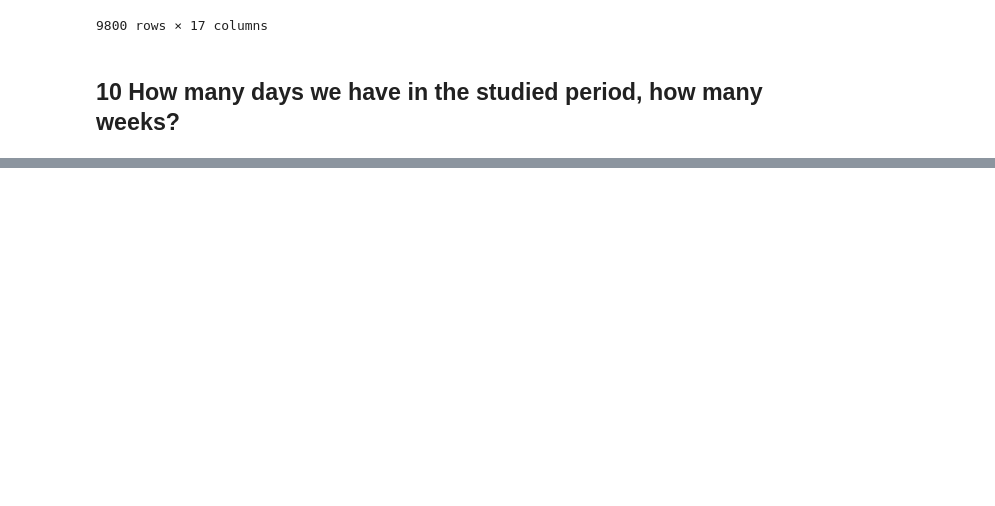
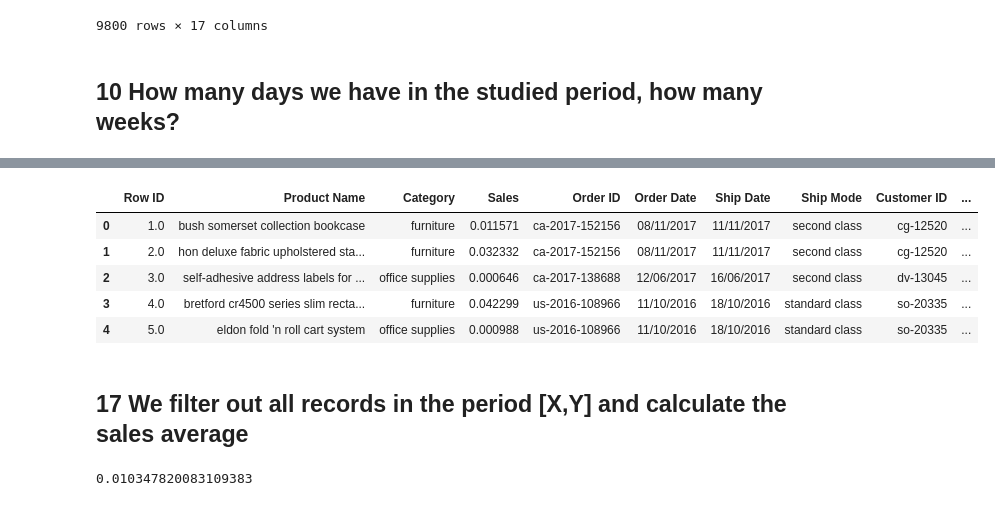
Before and after one commit to chechna9/data_science_fundamentals, a Jupyter notebook: pandas_exercices.ipynb, the cells around one changed output, grey strips where cells are left out. Cells and saved outputs as stored; diff of their text form; code cells hidden in the pictures; blank space fills up the shorter version.

```diff
--- a/pandas_exercices.ipynb
+++ b/pandas_exercices.ipynb
@@ -250,0 +282,20 @@ print(ship_modes)
+# %%
+data.head()
+#no info
+# %% [output]
+|  | Row ID | Product Name | Category | Sales | Order ID | Order Date | Ship Date | Ship Mode | Customer ID | ... |
+| 0 | 1.0 | bush somerset collection bookcase | furniture | 0.011571 | ca-2017-152156 | 08/11/2017 | 11/11/2017 | second class | cg-12520 | ... |
+| 1 | 2.0 | hon deluxe fabric upholstered sta... | furniture | 0.032332 | ca-2017-152156 | 08/11/2017 | 11/11/2017 | second class | cg-12520 | ... |
+| 2 | 3.0 | self-adhesive address labels for ... | office supplies | 0.000646 | ca-2017-138688 | 12/06/2017 | 16/06/2017 | second class | dv-13045 | ... |
+| 3 | 4.0 | bretford cr4500 series slim recta... | furniture | 0.042299 | us-2016-108966 | 11/10/2016 | 18/10/2016 | standard class | so-20335 | ... |
+| 4 | 5.0 | eldon fold 'n roll cart system | office supplies | 0.000988 | us-2016-108966 | 11/10/2016 | 18/10/2016 | standard class | so-20335 | ... |
+# %% [markdown]
+## 17 We filter out all records in the period [X,Y] and calculate the sales average
+# %%
+X='10-10-2016'
+Y='10-10-2017'
+sales_average=data.loc[(pd.to_datetime( data["Order Date"],dayfirst=True) >= pd.to_datetime(X,dayfirst=True))
+                      & (pd.to_datetime( data["Order Date"],dayfirst=True) <= pd.to_datetime(Y,dayfirst=True))].Sales.mean()
+print(sales_average)
+# %% [output]
+0.010347820083109383
```
Also changed, not shown: parts of 46 cells of this notebook.
